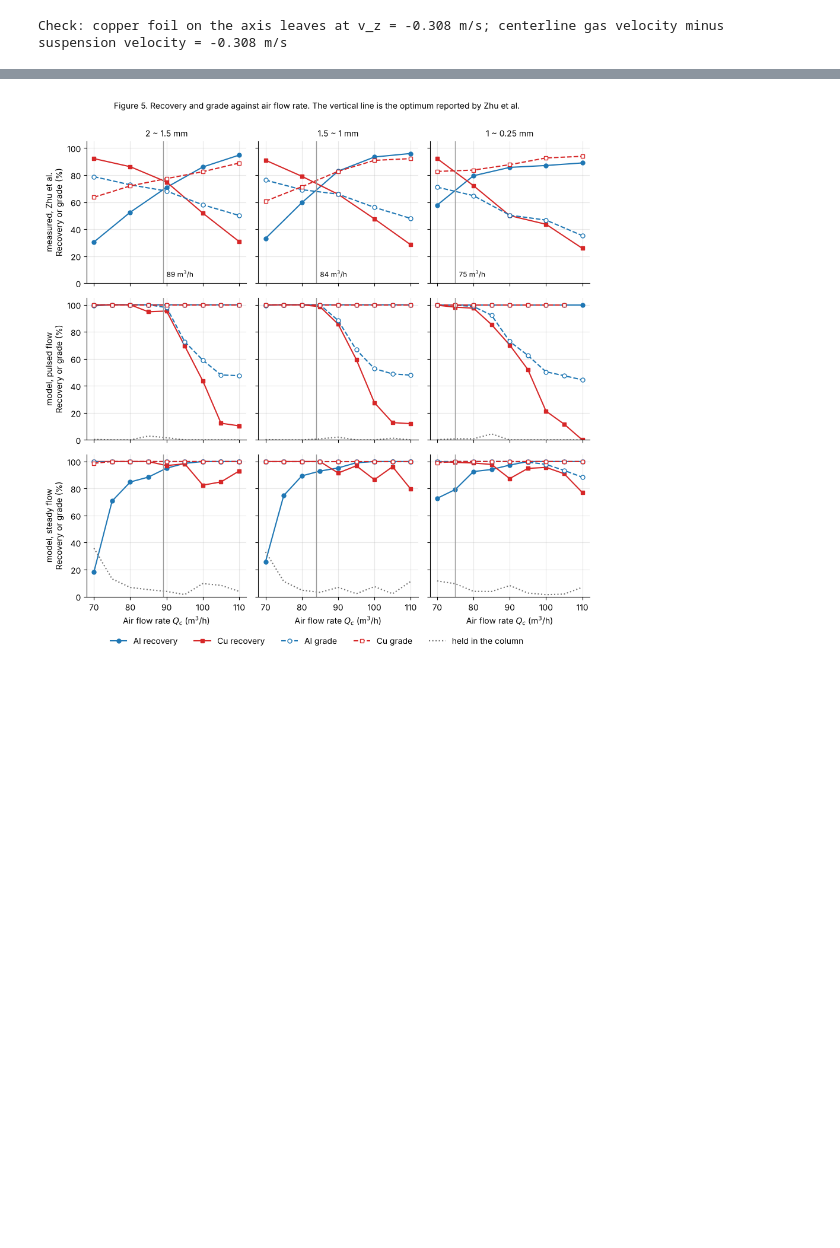
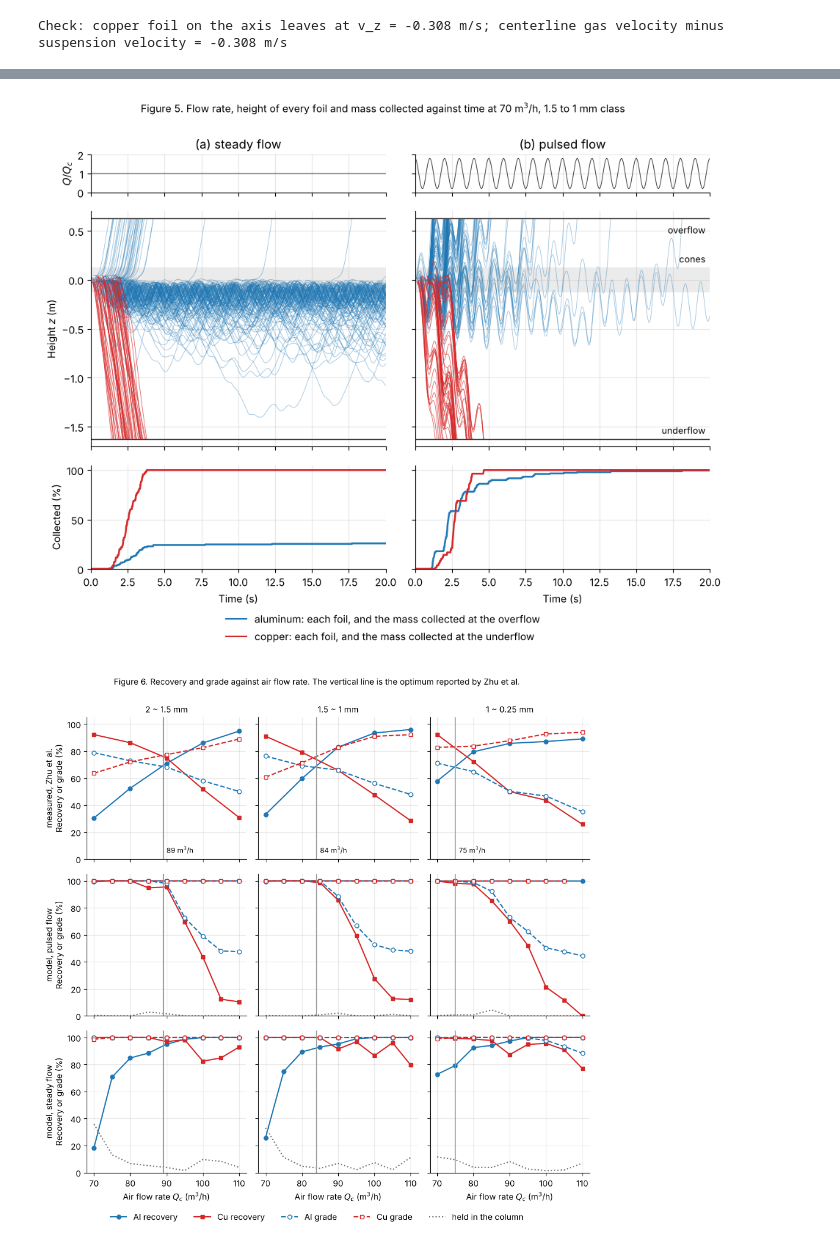
Before and after one commit to yogeshpanchalcodes/pneumatic-separation-model, a Jupyter notebook: Project_Check_In_Final_Project.ipynb, the cells around one changed output, grey strips where cells are left out. Cells and saved outputs as stored; diff of their text form; code cells hidden in the pictures; blank space fills up the shorter version.

```diff
--- a/Project_Check_In_Final_Project.ipynb
+++ b/Project_Check_In_Final_Project.ipynb
@@ -496,3 +508,40 @@ plt.show()
+# %%
+name, Q_show = "1.5 ~ 1 mm", 70
+i = list(flows).index(Q_show)
+t_frame = (np.arange(int(round(T_run / dt)) // stride) + 1) * stride * dt                  # time of each stored frame (s)
+fig, ax = plt.subplots(3, 2, figsize=(9.5, 7.0), sharex=True, sharey="row", gridspec_kw={"height_ratios": [0.8, 5, 2.2]})
+for k, (mode, A) in enumerate((("steady", 0.0), ("pulsed", amp_pulse))):
+    r, z, status, is_al, t_feed = frames[mode, name]
+    tt = np.linspace(0, T_run, 4001)
+    ax[0, k].plot(tt, 1 + A * np.cos(2 * np.pi * f_pulse * tt), color="0.25", lw=0.7)
+    ax[0, k].set(ylim=(0, 2), yticks=[0, 1, 2], title=f"({'ab'[k]}) {mode} flow")
+    out = status[i] != 0                                                                    # collected at an outlet
+    first = out & ~np.vstack([np.zeros_like(out[:1]), out[:-1]])                            # the frame in which a foil is collected
+    show = (t_frame[:, None] >= t_feed[None, :]) & (~out | first)
+    Z = np.where(show, np.clip(z[i], z_bot, z_top), np.nan)
+    a = ax[1, k]
+    a.axhspan(-h, h, color="0.92", lw=0)
+    for metal, sel, alpha in (("Al", is_al, 0.45), ("Cu", ~is_al, 0.75)):
+        a.plot(t_frame, Z[:, sel], color=color[metal], lw=0.55, alpha=alpha)
+    a.axhline(z_top, color="0.2", lw=1); a.axhline(z_bot, color="0.2", lw=1)
+    a.set(ylim=(z_bot - 0.08, z_top + 0.08), xlim=(0, T_run))
+    m = np.asarray(make_feed(*classes[name])[0]["mass"])
+    for metal, sel, outlet, ls in (("Al", is_al, 1, "-"), ("Cu", ~is_al, -1, "-")):
+        ax[2, k].plot(np.r_[0, t_frame], np.r_[0, 100 * ((status[i] == outlet) * m)[:, sel].sum(axis=1) / m[sel].sum()], ls, color=color[metal], lw=1.8)
+    ax[2, k].set(ylim=(0, 105), yticks=[0, 50, 100], xlabel="Time (s)")
+ax[0, 0].set_ylabel("$Q / Q_c$")
+ax[1, 0].set_ylabel("Height $z$ (m)")
+ax[2, 0].set_ylabel("Collected (%)")
+for text, y in (("overflow", z_top - 0.06), ("cones", h + 0.03), ("underflow", z_bot + 0.03)):
+    ax[1, 1].text(T_run - 0.3, y, text, ha="right", va="top" if text == "overflow" else "bottom", fontsize=9)
+handles = [Line2D([], [], color=color["Al"], label="aluminum: each foil, and the mass collected at the overflow"),
+           Line2D([], [], color=color["Cu"], label="copper: each foil, and the mass collected at the underflow")]
+fig.legend(handles=handles, loc="lower center", ncol=1, frameon=False, bbox_to_anchor=(0.5, -0.07))
+fig.suptitle(f"Figure 5. Flow rate, height of every foil and mass collected against time at {Q_show} m$^3$/h, 1.5 to 1 mm class", y=1.0, fontsize=10)
+plt.tight_layout()
+plt.show()
+# %% [output]
+[figure, added]
 # %%
 zhu_Q = [70, 80, 90, 100, 110]                # read from Fig. 4 of Zhu et al. (2021), reading error about 1 point
 zhu = {"2 ~ 1.5 mm":  {"Al recovery": [30.5, 52.5, 70.9, 86.0, 94.8], "Cu recovery": [92.2, 86.2, 74.9, 51.8, 30.8],
```
Also changed, not shown: parts of 7 cells of this notebook, 1 other file.
